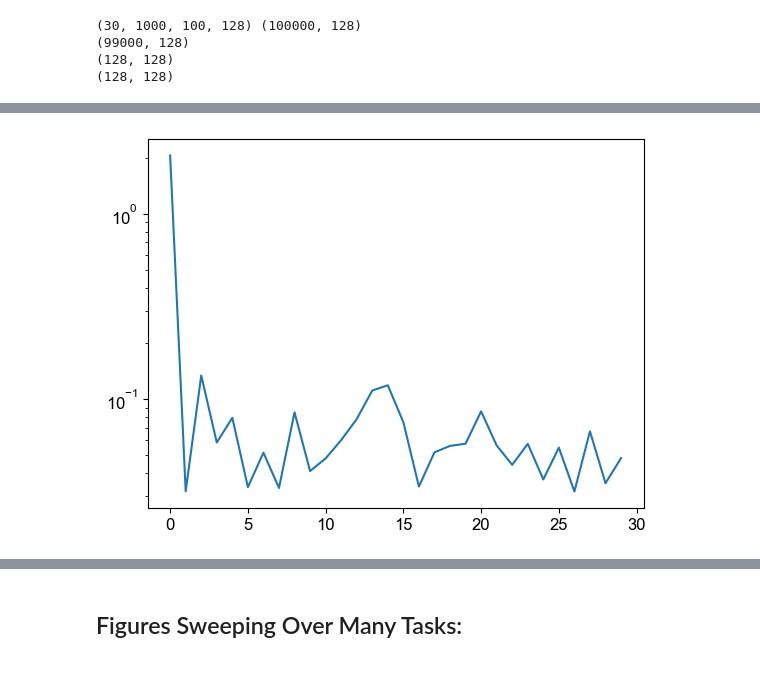
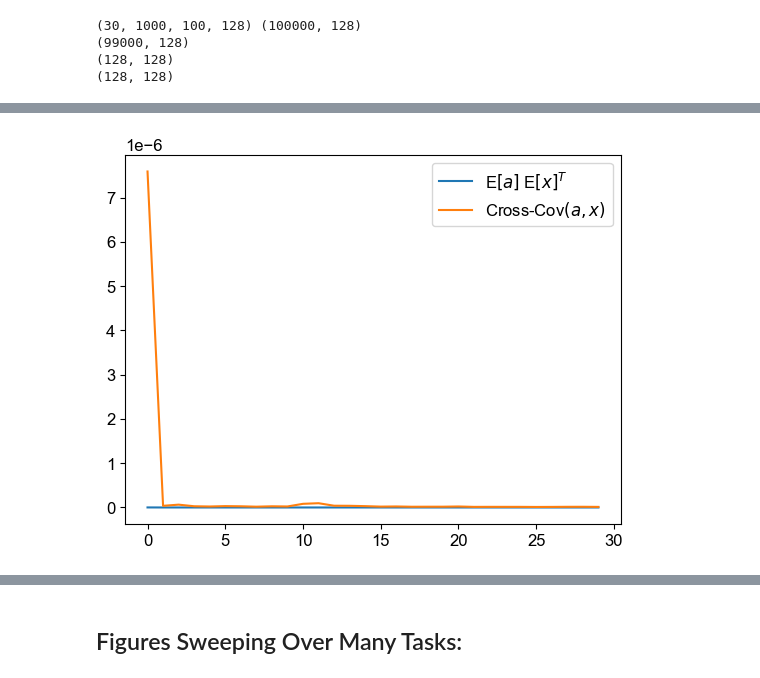
Before and after one commit to meeree/adjoint_dynamics, a Jupyter notebook: sweep_analysis.ipynb, the cells around one changed output, grey strips where cells are left out. Drawn from its saved outputs; the diff is of its cells as text; code cells hidden in the pictures.

```diff
--- a/sweep_analysis.ipynb
+++ b/sweep_analysis.ipynb
@@ -467,17 +459,21 @@ plt.show()
+# %%
+inputs_centered = inputs - inputs.mean((0,1), keepdims = True)
 # %%
-changes_guess, changes_mean_term, changes_cross = [], [], []
+mean_terms_inp, crosses_inp = [], []
 for b in range(adjs_all.shape[0]):
     prepro = adjs_all[b,:,1:].reshape(-1, adjs_all.shape[-1])
-    prepro2 = sig_all[b,:,:-1].reshape(-1, sig_all.shape[-1])
+    prepro2 = inputs_centered[:,:-1].reshape(-1, inputs.shape[-1])
     mu, mu2 = prepro.mean(0), prepro2.mean(0)
     cross = ((prepro - mu[None])[:, :, None] * (prepro2 - mu2[None])[:, None, :]).mean(0)
     mean_term = np.outer(mu, mu2)
-    changes_guess.append(np.linalg.norm(cross + mean_term))
-    changes_cross.append(np.linalg.norm(cross))
-    changes_mean_term.append(np.linalg.norm(mean_term))
+    mean_terms_inp.append(mean_term)
+    crosses_inp.append(cross)
+mean_terms_inp, crosses_inp = np.stack(mean_terms_inp), np.stack(crosses_inp)
-# %%
-plt.plot([np.linalg.norm(grad) for grad in grads_W])
-plt.yscale('log')
-plt.show()
-# %% [output]
-[figure, removed]
+# %%
+get_norm = lambda vec_of_mats: np.stack([np.linalg.norm(A) for A in vec_of_mats])
+plt.plot(get_norm(mean_terms_inp))
+plt.plot(get_norm(crosses_inp))
+plt.legend(['E$[a]$ E$[x]^T$', 'Cross-Cov$(a, x)$'])
+plt.show()
+# %% [output]
+[figure, added]
```
Also changed, not shown: parts of 26 cells of this notebook, 11 other files.
